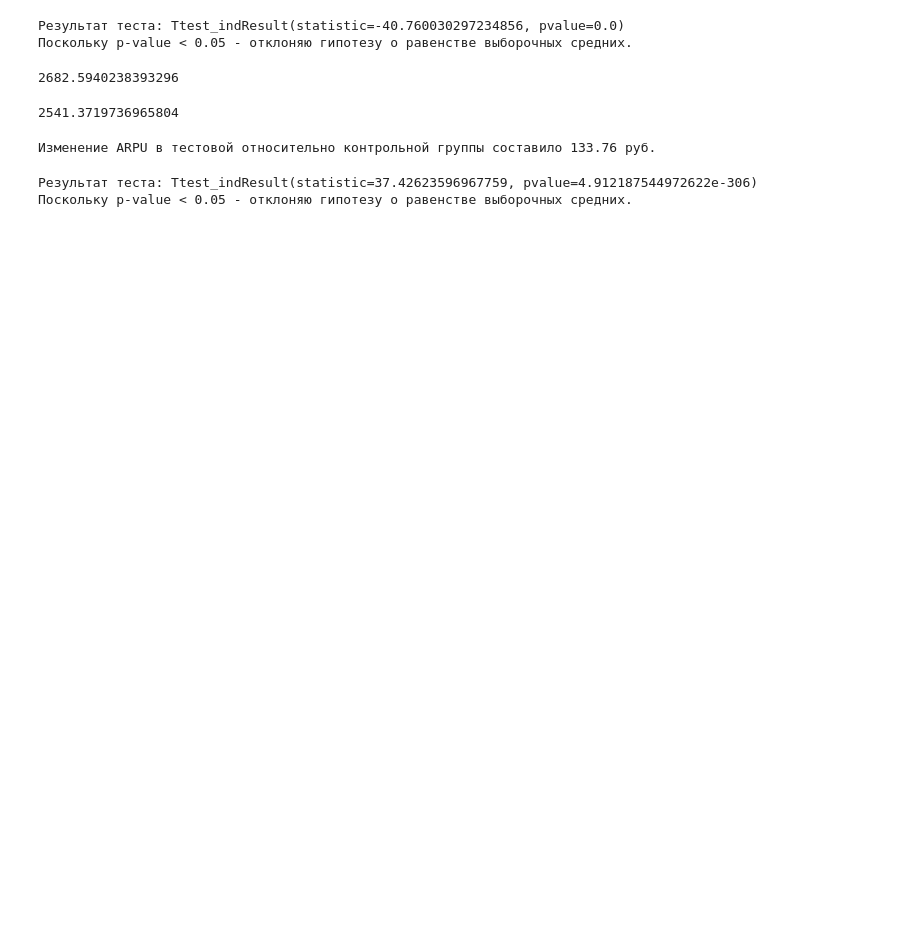
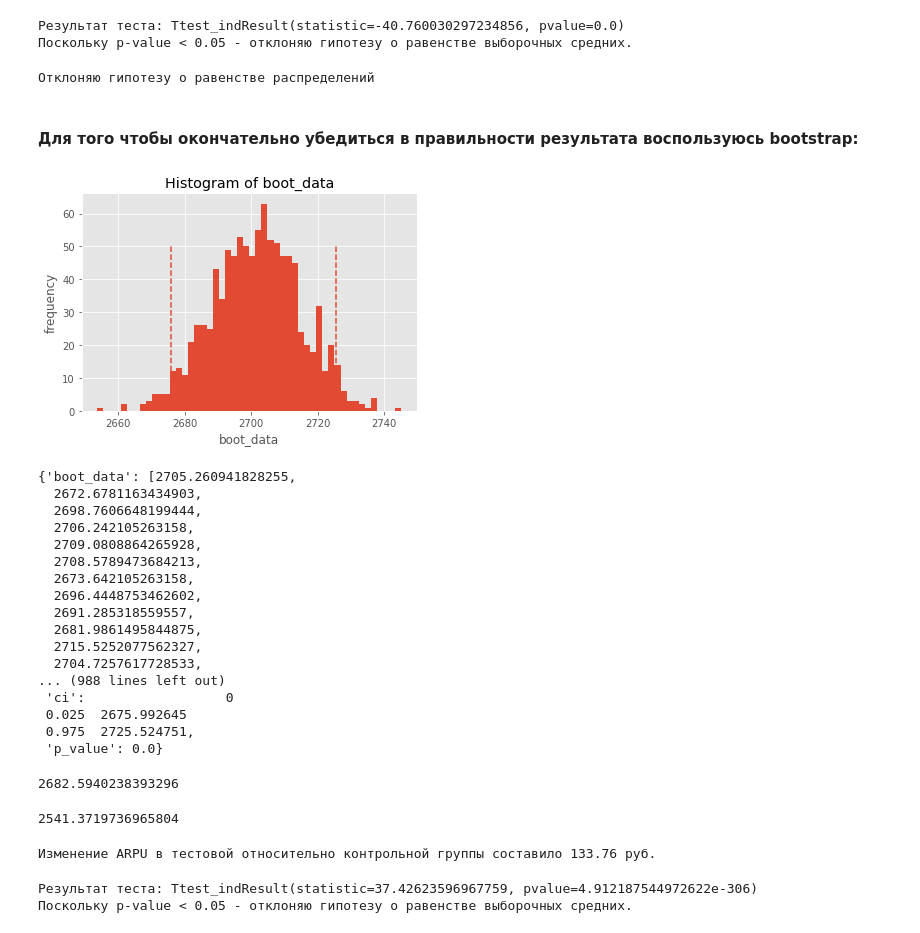
Before and after one commit to SergeyOshemkov/My-data-analysis-in-Python, a Jupyter notebook: Projects in progress/2nd project in progress/1_project.ipynb, the cells around one changed output. Saved outputs shown, nothing was run; the diff lists cells and outputs as text; code cells hidden in the pictures; blank space fills up the shorter version.

```diff
--- a/Projects in progress/2nd project in progress/1_project.ipynb
+++ b/Projects in progress/2nd project in progress/1_project.ipynb
@@ -643,7 +813,32 @@ ttest_welch(test.query('revenue > 0').revenue, control.query('revenue > 0 & reve
 # %%
 # Произвожу проверку при помощи непараметрического теста Манна-Уитни:
 # %%
-u_test(test.query('revenue > 0').revenue, control.query('revenue > 0 & revenue < 3500').revenue))
+u_test(test.query('revenue > 0').revenue, control.query('revenue > 0 & revenue < 3500').revenue)
+# %% [output]
+Отклоняю гипотезу о равенстве распределений
+# %% [markdown]
+#### Для того чтобы окончательно убедиться в правильности результата воспользуюсь bootstrap:
+# %%
+get_bootstrap(test.query('revenue > 0').revenue, control.query('revenue > 0 & revenue < 3500').revenue)
+# %% [output]
+[figure, added]
+{'boot_data': [2705.260941828255,
+  2672.6781163434903,
+  2698.7606648199444,
+  2706.242105263158,
+  2709.0808864265928,
+  2708.5789473684213,
+  2673.642105263158,
+  2696.4448753462602,
+  2691.285318559557,
+  2681.9861495844875,
+  2715.5252077562327,
+  2704.7257617728533,
+... (988 lines left out)
+ 'ci':                  0
+ 0.025  2675.992645
+ 0.975  2725.524751,
+ 'p_value': 0.0}
 # %%
 #### Считаю ARPU:
 
```
Also changed, not shown: parts of 22 cells of this notebook.
